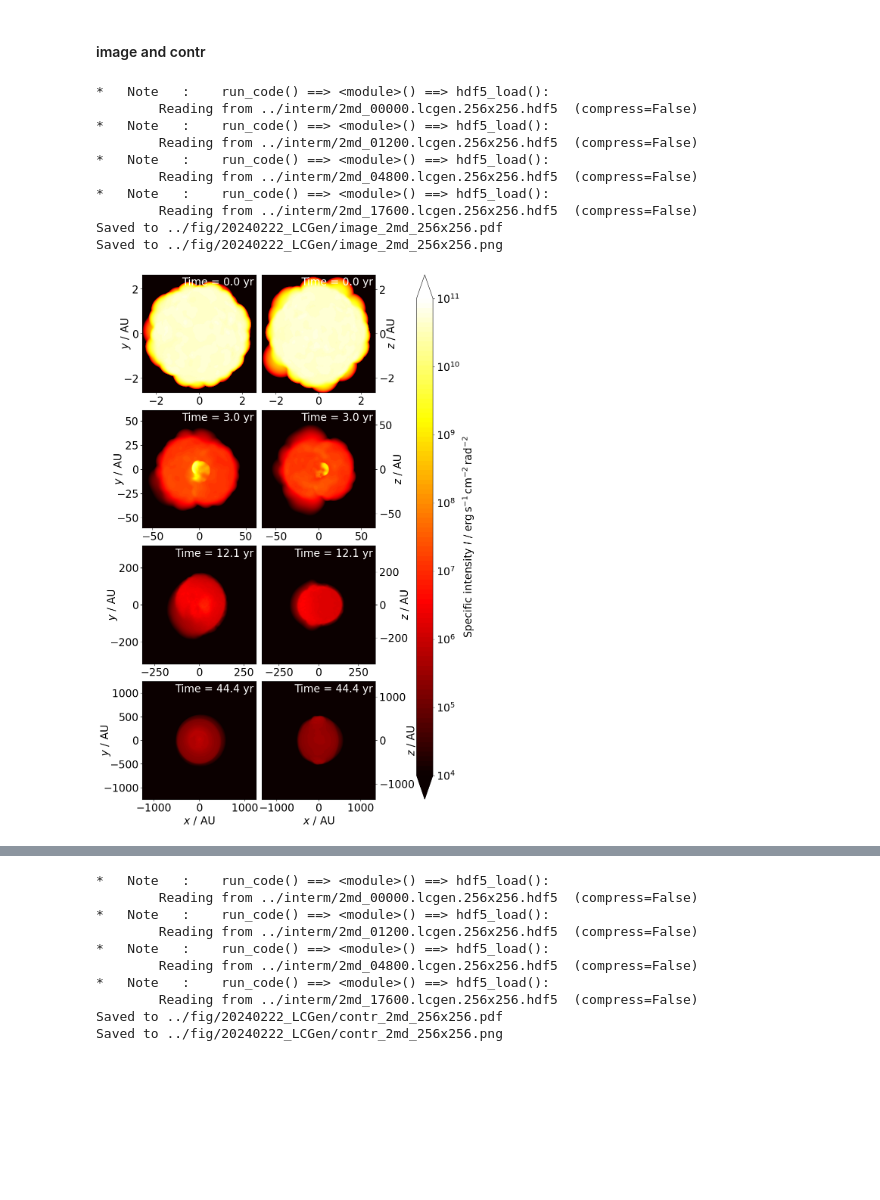
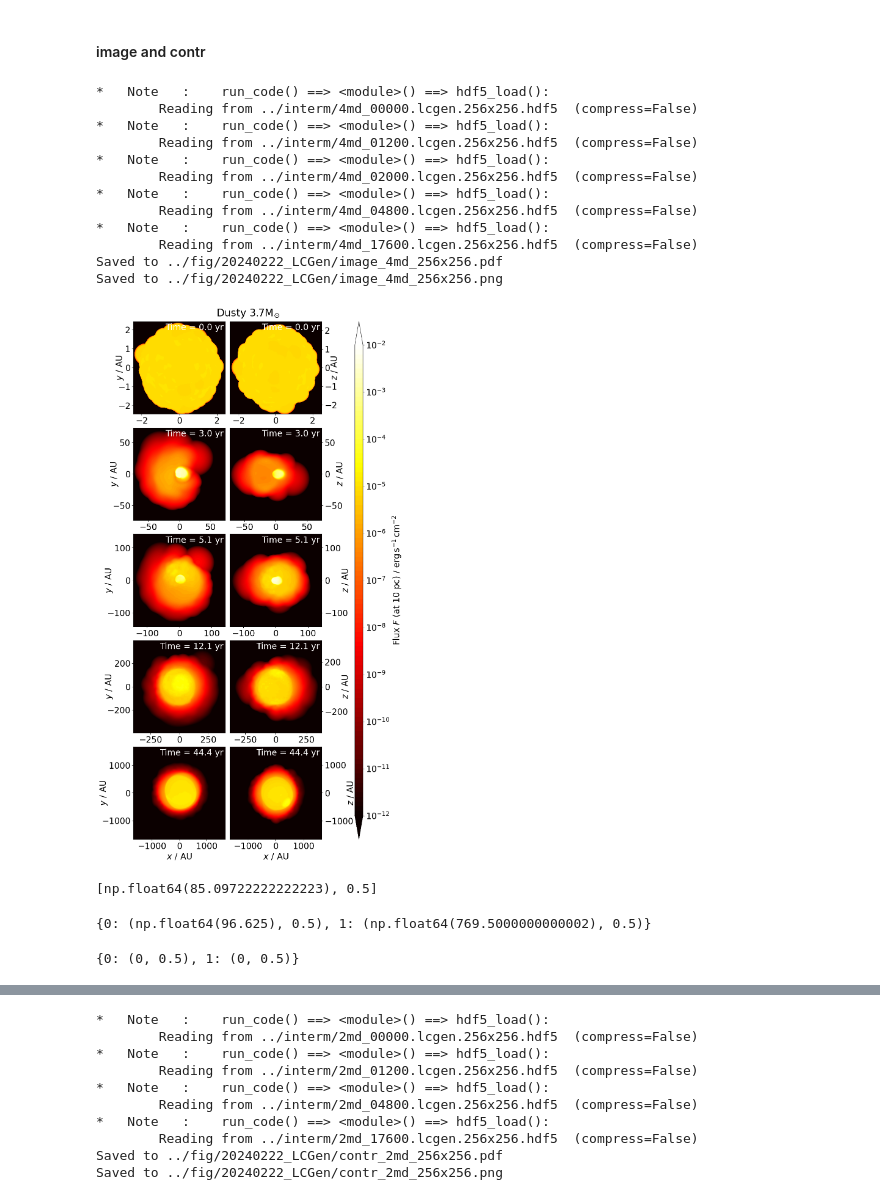
Before and after one commit to chunliangmu/RTinCEE-scripts-2024, a Jupyter notebook: script_LCGen_analysis.ipynb, the cells around one changed output, grey strips where cells are left out. Cells and saved outputs as stored; diff of their text form; code cells hidden in the pictures; blank space fills up the shorter version.

Commit message:
Changed LCGen images from plotting specific intensity to plotting flux

```diff
--- a/script_LCGen_analysis.ipynb
+++ b/script_LCGen_analysis.ipynb
@@ -490,6 +467,0 @@ mpdf.data['sink']
-# %%
-job_nickname = '2md'
-file_index = 9600
-no_xy_txt = '256x256'
-data_full = mupl.hdf5_load(f"{interm_dir}{job_nickname}_{file_index:05d}.lcgen.{no_xy_txt}.hdf5")
-data_full
@@ -714,8 +662,9 @@ if __name__ == '__main__':
 
             for xyzs in xyzs_list:
                 data = data_full[xyzs]
-                # fixing rads unit
-                rads = data['rads'].to(unit_I)
+                # calc flux
+                # rads = data['rads'].to(unit_I)
+                flux = (data['rads']*data['area_per_ray']*units.rad**2 / spec_dist**2).to(unitsOut['flux'])
 
                 # reconstructing rays
                 rays_u = np.zeros((data['rays'].shape[0], 2, 3)) * units.au
@@ -741,7 +690,8 @@ if __name__ == '__main__':
 
                 # cmap = plt.get_cmap('hot') #; cmap.set_over('white')
                 fig, _, outfilenames = plot_heat(
-                    no_xy, rays_u, rads, data_label="the specific intensity $I$",
+                    no_xy, rays_u, flux,
+                    data_label=f"Flux $F$ (at {spec_dist.value:.0f} {spec_dist.unit.to_string('latex_inline')})",
                     xyzs=xyzs, save_label=f"image",
                     job_profile=job_profile, file_index=file_index, cmap='hot', notes=data,
                     norm=mpl.colors.LogNorm(5e5, 1e9, clip=False) if hollywood_mode else mpl.colors.LogNorm(1e4, 1e11, clip=False),
@@ -812,8 +762,9 @@ if __name__ == '__main__':
         for xyzs in xyzs_list:
             for ixylim, xylim_u in enumerate(np.linspace(100., 250., 30)*units.au):
                 data = data_full[xyzs]
-                # fixing rads unit
-                rads = data['rads'].to(unit_I)
+                # calc flux
+                # rads = data['rads'].to(unit_I)
+                flux = (data['rads']*data['area_per_ray']*units.rad**2 / spec_dist**2).to(unitsOut['flux'])
 
                 # reconstructing rays
                 rays_u = np.zeros((data['rays'].shape[0], 2, 3)) * units.au
@@ -840,7 +791,8 @@ if __name__ == '__main__':
                 # xylim_u = 100*units.au if file_index<=3560 else 250*units.au
 
                 fig, _, outfilenames = plot_heat(
-                    no_xy, rays_u, rads, data_label="the specific intensity $I$",
+                    no_xy, rays_u, flux,
+                    data_label=f"Flux $F$ (at {spec_dist.value:.0f} {spec_dist.unit.to_string('latex_inline')})",
                     xyzs=xyzs, save_label=f"image-{ixylim:04d}",
                     job_profile=job_profile, file_index=file_index, cmap=cmap, notes=data,
                     #norm=mpl.colors.Normalize(0., I_range, clip=False),
@@ -1046,17 +999,19 @@ file_indexes_tbp = [0, 1200, 2000, 4800, 17600]
 if __name__ == '__main__':
 
     xyzs_list = ['xyz', 'xzy']
-    job_nickname = '2md'
+    job_nickname = '4md'
     out_savename = get_out_savename([job_nickname])
+
+    job_profile = JOB_PROFILES_DICT[job_nickname]
+    job_name    = job_profile['job_name']
 
     plt.close('all')
     nrow, ncol = len(file_indexes_tbp), len(xyzs_list)
-    fig, axes = plt.subplots(nrow, ncol, figsize=(10, 18))
+    fig, axes = plt.subplots(nrow, ncol, figsize=(10, 22))
     fig.subplots_adjust(hspace=0.15, wspace=0.05)
+    ylabelcoord_dict = {}
 
     for ifile, file_index in enumerate(file_indexes_tbp):
-        job_profile = JOB_PROFILES_DICT[job_nickname]
-        job_name    = job_profile['job_name']
         try:
             data_full = mupl.hdf5_load(f"{interm_dir}{job_nickname}_{file_index:05d}.lcgen.{no_xy_txt}.hdf5")
 
@@ -1065,8 +1020,8 @@ if __name__ == '__main__':
                 ax = axes[irow, icol]
                 data = data_full[xyzs]
 
-                # fixing rads unit
-                y = data['rads'].to(unit_I)
+                # calc flux
+                y = (data['rads']*data['area_per_ray']*units.rad**2 / spec_dist**2).to(unitsOut['flux'])
 
                 # reconstructing rays
                 rays_u = np.zeros((data['rays'].shape[0], 2, 3)) * units.au
@@ -1075,7 +1030,7 @@ if __name__ == '__main__':
                 rays_u[:, 1] += data['ray_unit_vec'] * units.au
 
                 # plotting
-                norm = mpl.colors.LogNorm(1e4, 1e11, clip=False)
+                norm = mpl.colors.LogNorm(1e-12, 1e-2, clip=False)
                 _, cax, _ = plot_heat(
                     no_xy, rays_u, y,
                     fig=fig, ax=ax, plot_cbar=False, out_exts=[],
@@ -1090,44 +1045,58 @@ if __name__ == '__main__':
                 if irow != nrow-1: ax.set_xlabel('')
                 if icol == ncol-1: ax.yaxis.set_label_position("right"); ax.yaxis.tick_right()
 
-
                 # fig, _, outfilenames = plot_heat(
                 #     no_xy, rays_u, data['contr'], data_label="contribution fraction of the most contributed",
                 #     xyzs=xyzs, save_label=f"contr",
                 #     job_profile=job_profile, file_index=file_index, cmap='seismic', notes=data,
                 #     ticks=10,
                 #     norm=mpl.colors.Normalize(0., 100.),
                 #     text_color='white',
                 #     output_dir=output_dir, out_exts=['png'], verbose=verbose_loop)
                 # outfilenames_dict['contr'][job_nickname][xyzs].append(outfilenames[-1])
         except (FileNotFoundError, BlockingIOError) as e:
             print("*** Error:", e)
 
-    data_label="Specific intensity $I$"
+    data_label=f"Flux $F$ (at {spec_dist.value:.0f} {spec_dist.unit.to_string('latex_inline')})"
     cbar_num_fmt=lambda x, pos: f"$10^{{{(np.log10(x)):.0f}}}$" #lambda x, pos: f"{x:.2e}"
     ticks = 10**np.arange(np.ceil(np.log10(norm.vmin)), np.floor(np.log10(norm.vmax))+.01)
     cbar= fig.colorbar(
         cax, ax=axes,
         label=f"{data_label} / {y.unit.to_string('latex_inline')}", ticks=ticks, format=cbar_num_fmt,
-        fraction=0.065, pad=0.14, aspect=32,
+        fraction=0.065, pad=0.14, aspect=64,
     )
 
+    fig.suptitle(job_profile['name'], verticalalignment='top', y=0.9)
 
     outfilename_noext = f"{output_dir}image_{job_nickname}_{no_xy_txt}"
 
     fig.savefig(f"{outfilename_noext}.pdf")
     print(f"Saved to {outfilename_noext}.pdf")
     fig.savefig(f"{outfilename_noext}.png")
     print(f"Saved to {outfilename_noext}.png")
 # %% [output]
 *   Note   :    run_code() ==> <module>() ==> hdf5_load():
-        Reading from ../interm/2md_00000.lcgen.256x256.hdf5  (compress=False)
+        Reading from ../interm/4md_00000.lcgen.256x256.hdf5  (compress=False)
 *   Note   :    run_code() ==> <module>() ==> hdf5_load():
-        Reading from ../interm/2md_01200.lcgen.256x256.hdf5  (compress=False)
+        Reading from ../interm/4md_01200.lcgen.256x256.hdf5  (compress=False)
 *   Note   :    run_code() ==> <module>() ==> hdf5_load():
-        Reading from ../interm/2md_04800.lcgen.256x256.hdf5  (compress=False)
+        Reading from ../interm/4md_02000.lcgen.256x256.hdf5  (compress=False)
 *   Note   :    run_code() ==> <module>() ==> hdf5_load():
-        Reading from ../interm/2md_17600.lcgen.256x256.hdf5  (compress=False)
-Saved to ../fig/20240222_LCGen/image_2md_256x256.pdf
-Saved to ../fig/20240222_LCGen/image_2md_256x256.png
+        Reading from ../interm/4md_04800.lcgen.256x256.hdf5  (compress=False)
+*   Note   :    run_code() ==> <module>() ==> hdf5_load():
+        Reading from ../interm/4md_17600.lcgen.256x256.hdf5  (compress=False)
+Saved to ../fig/20240222_LCGen/image_4md_256x256.pdf
+Saved to ../fig/20240222_LCGen/image_4md_256x256.png
-[figure, old version]
+[figure, new version]
+# %%
+[*axes[0, 0].yaxis.get_label().get_position()]
+# %% [output]
+[np.float64(85.09722222222223), 0.5]
+# %%
+ylabelcoord_dict
+# %% [output]
+{0: (np.float64(96.625), 0.5), 1: (np.float64(769.5000000000002), 0.5)}
+# %%
+ylabelcoord_dict
+# %% [output]
+{0: (0, 0.5), 1: (0, 0.5)}
```
Also changed, not shown: parts of 14 cells of this notebook, 2 other files.
